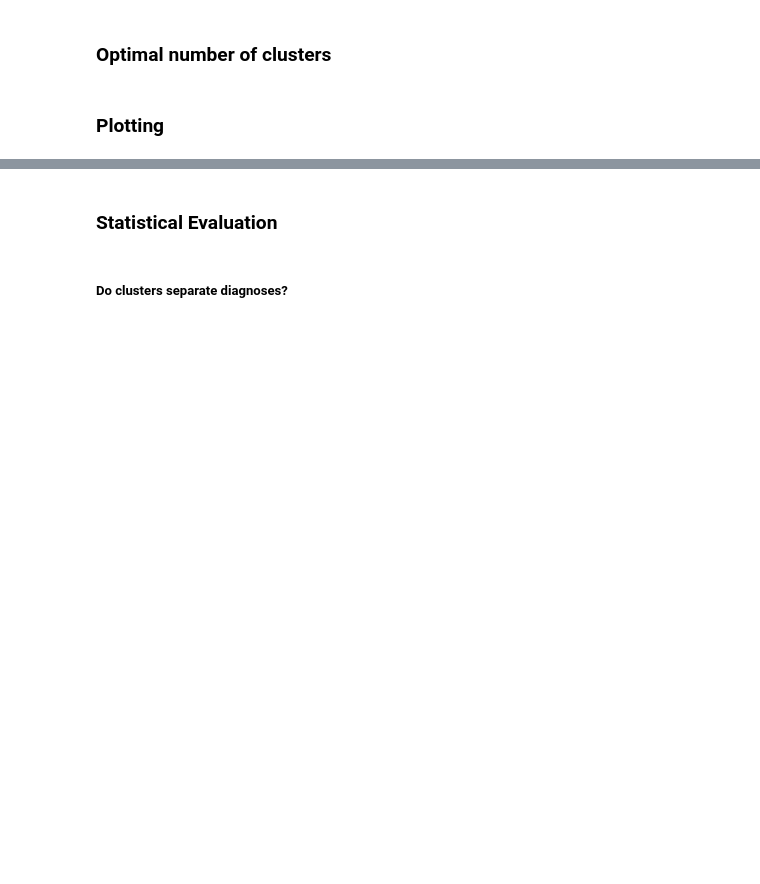
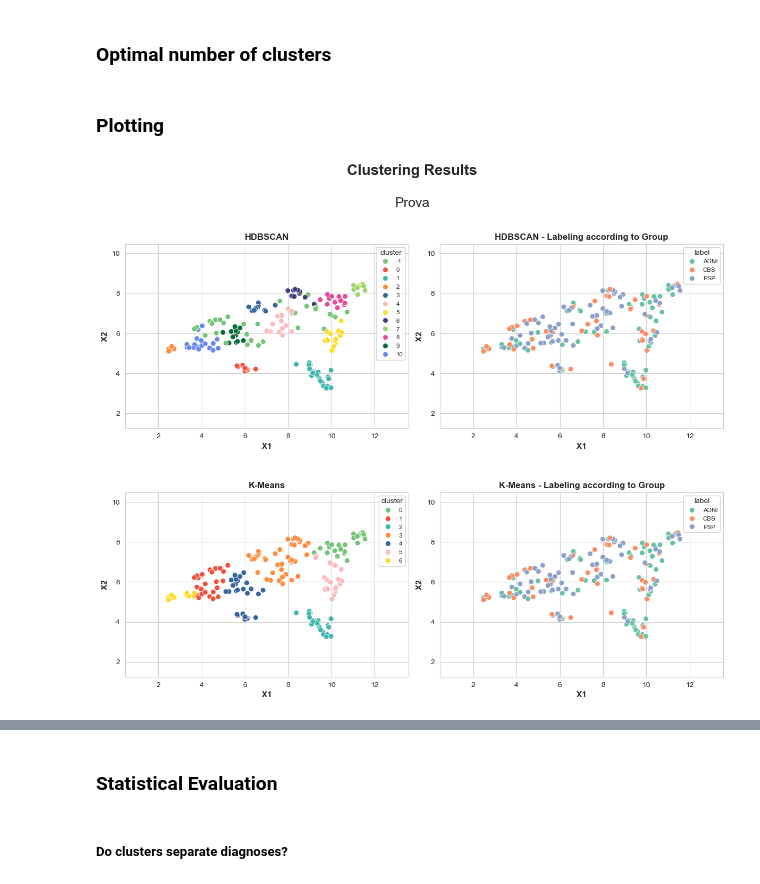
Before and after one commit to EmmaTosato/ANM_Verona, a Jupyter notebook: notebooks/atrophyNetworkMapping.ipynb, the cells around one changed output, grey strips where cells are left out. Drawn from its saved outputs; the diff is of its cells as text; code cells hidden in the pictures; blank space fills up the shorter version.

```diff
--- a/notebooks/atrophyNetworkMapping.ipynb
+++ b/notebooks/atrophyNetworkMapping.ipynb
@@ -545,9 +669,9 @@ Result collection
 # %%
 labels_dict = {
     "HDBSCAN": labels_hdb,
-    "DBSCAN": labels_db,
+    #"DBSCAN": labels_db,
     "K-Means": labels_km,
-    "GMM": labels_gmm
+    #"GMM": labels_gmm
 }
 # %%
 labels_df = pd.DataFrame({
@@ -555,7 +679,7 @@ labels_df = pd.DataFrame({
     'Group': df_merged['Group'],
     'CDR_SB': df_merged['CDR_SB'],
     'MMSE': df_merged['MMSE'],
-    'GMM_Label': df_merged['GMM_Label'],
+    'labels_gmm_cdr': df_merged['labels_gmm_cdr'],
     'HDBSCAN': labels_hdb,
     'DBSCAN': labels_db,
     'KMeans': labels_km,
@@ -642,0 +750,4 @@ plot_clusters_vs_labels(X_umap, labels_dict, df_merged, label_column='Group', ma
+# %%
+plot_clusters_vs_groups(X_umap, labels_dict, labels_df['Group'], save_path = None, title_prefix ='Prova', margin = 2.0, plot_flag=True)
+# %% [output]
+[figure, added]
```
Also changed, not shown: parts of 27 cells of this notebook, 5 other files.
